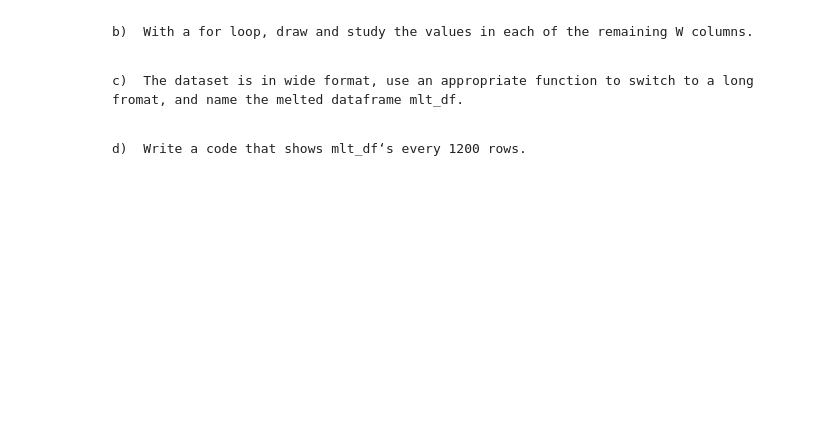
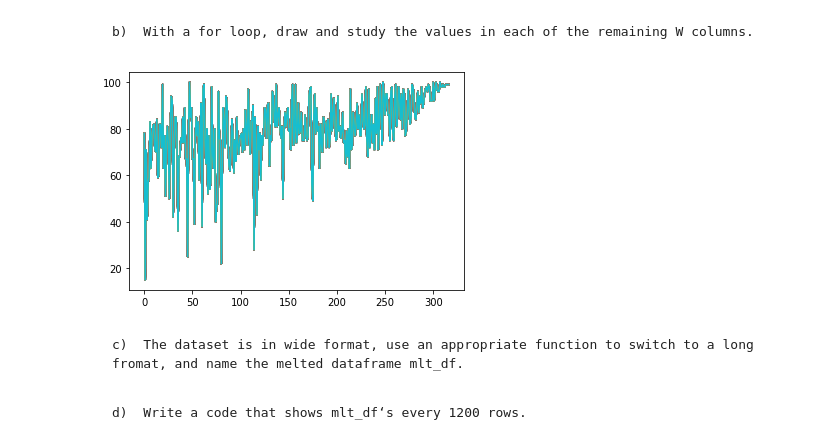
Before and after one commit to ColeDM-2020/Hands-On-Data-INST-447, a Jupyter notebook: Chapter01/Excercises Ch1.ipynb, the cells around one changed output. Drawn from its saved outputs; the diff is of its cells as text; code cells hidden in the pictures; blank space fills up the shorter version.

```diff
--- a/Chapter01/Excercises Ch1.ipynb
+++ b/Chapter01/Excercises Ch1.ipynb
@@ -121,5 +121,9 @@ Answer:
 # %% [markdown]
 ##### Excercise 3
 For this exercise you need to use a new dataset: billboard.csv. Visit https://www.billboard.com/charts/hot-100 and see the latest song rankings of the day. This dataset presents information and ranking of 317 song tracks in 80 columns. The first four columns are artist, track, time, and date_e. The first columns are intuitive descriptions of song tracks. The column date_e shows the date that the songs entered the hot-100 list. The rest of 76 columns are songs ranking at the end of each weeks from 'w1' to 'w76'. Download and read this dataset using pandas and answer the following questions.
+# %%
+import pandas as pd
+
+billboard_df = pd.read_csv('billboard.csv')
 # %% [markdown]
     a)	Write one line of code that gives you a great idea of how many null values each column has. If there are any columns that have no non-null values drop them.
@@ -126,4 +159,9 @@ For this exercise you need to use a new dataset: billboard.csv. Visit https://ww
 # %% [markdown]
     b)	With a for loop, draw and study the values in each of the remaining W columns.
+# %%
+for columns in billboard_df:
+    billboard_df.w1.plot()
+# %% [output]
+[figure, added]
 # %% [markdown]
     c)	The dataset is in wide format, use an appropriate function to switch to a long fromat, and name the melted dataframe mlt_df.
```
Also changed, not shown: parts of 7 cells of this notebook.
